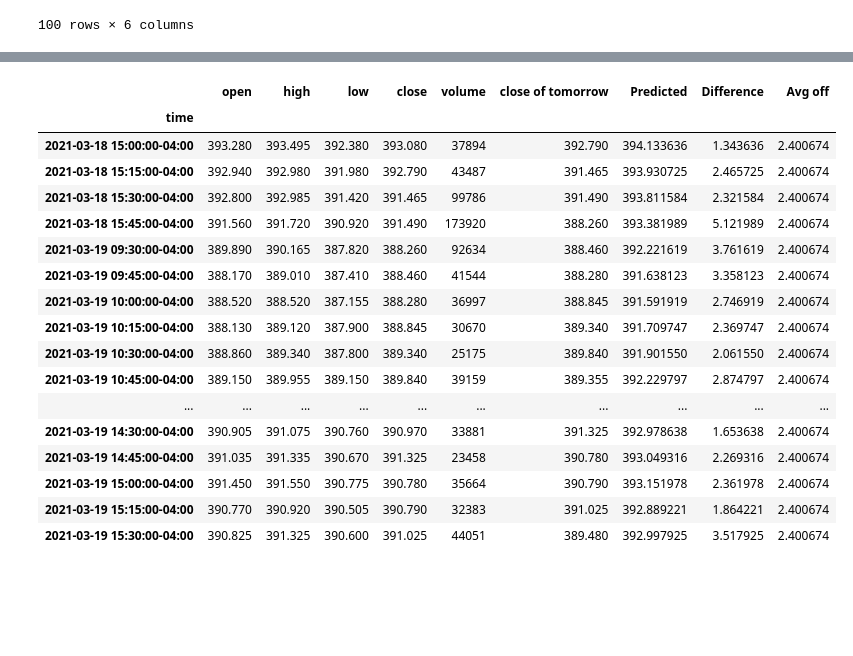
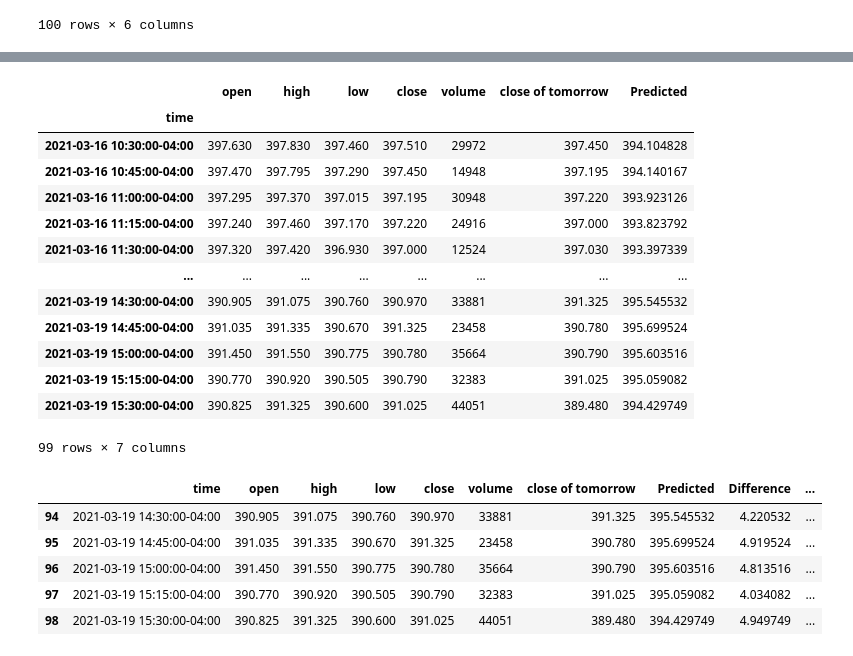
Before and after one commit to tlbrown2/BOT_Time, a Jupyter notebook: RNN_model_1.ipynb, the cells around one changed output, grey strips where cells are left out. Drawn from its saved outputs; the diff is of its cells as text; code cells hidden in the pictures; blank space fills up the shorter version.

```diff
--- a/RNN_model_1.ipynb
+++ b/RNN_model_1.ipynb
@@ -230,0 +277,9 @@ stocks.tail()
+# %%
+# Create another DataFrame of trained Real and Predicted values
+trained_stocks = pd.DataFrame({
+    "Actual": train_real_prices.ravel(),
+    "Predicted": train_predicted_prices.ravel()
+}, index = data.index[-len(train_real_prices): ])
+
+# Show the DataFrame's head
+trained_stocks.tail()
@@ -239,2 +318,7 @@ data2 = data
-# %%
-data2['Predicted'] = stocks['Predicted']
+# %%
+combined_stocks_df = pd.concat([stocks, trained_stocks])
+combined_stocks_df.reset_index(inplace=True)
+#combined_stocks_df
+data2.reset_index(inplace = True)
+
+data2['Predicted'] = combined_stocks_df['Predicted']
@@ -241,28 +327,32 @@ data2['Predicted'] = stocks['Predicted']
 # %%
-data2.dropna(inplace=True)
+#data2.dropna(inplace=True)
+data2.set_index('time')
+# %% [output]
+|  | open | high | low | close | volume | close of tomorrow | Predicted |
+| time |  |  |  |  |  |  |  |
+| 2021-03-16 10:30:00-04:00 | 397.630 | 397.830 | 397.460 | 397.510 | 29972 | 397.450 | 394.104828 |
+| 2021-03-16 10:45:00-04:00 | 397.470 | 397.795 | 397.290 | 397.450 | 14948 | 397.195 | 394.140167 |
+| 2021-03-16 11:00:00-04:00 | 397.295 | 397.370 | 397.015 | 397.195 | 30948 | 397.220 | 393.923126 |
+| 2021-03-16 11:15:00-04:00 | 397.240 | 397.460 | 397.170 | 397.220 | 24916 | 397.000 | 393.823792 |
+| 2021-03-16 11:30:00-04:00 | 397.320 | 397.420 | 396.930 | 397.000 | 12524 | 397.030 | 393.397339 |
+| ... | ... | ... | ... | ... | ... | ... | ... |
+| 2021-03-19 14:30:00-04:00 | 390.905 | 391.075 | 390.760 | 390.970 | 33881 | 391.325 | 395.545532 |
+| 2021-03-19 14:45:00-04:00 | 391.035 | 391.335 | 390.670 | 391.325 | 23458 | 390.780 | 395.699524 |
+| 2021-03-19 15:00:00-04:00 | 391.450 | 391.550 | 390.775 | 390.780 | 35664 | 390.790 | 395.603516 |
+| 2021-03-19 15:15:00-04:00 | 390.770 | 390.920 | 390.505 | 390.790 | 32383 | 391.025 | 395.059082 |
+| 2021-03-19 15:30:00-04:00 | 390.825 | 391.325 | 390.600 | 391.025 | 44051 | 389.480 | 394.429749 |
+99 rows × 7 columns
 # %%
 data2['Difference'] = abs(data2['close of tomorrow'] - data2['Predicted'])
 data2['Avg off'] = data2['Difference'].mean()
-data2
+data2.tail()
 # %% [output]
-|  | open | high | low | close | volume | close of tomorrow | Predicted | Difference | Avg off |
-| time |  |  |  |  |  |  |  |  |  |
-| 2021-03-18 15:00:00-04:00 | 393.280 | 393.495 | 392.380 | 393.080 | 37894 | 392.790 | 394.133636 | 1.343636 | 2.400674 |
-| 2021-03-18 15:15:00-04:00 | 392.940 | 392.980 | 391.980 | 392.790 | 43487 | 391.465 | 393.930725 | 2.465725 | 2.400674 |
-| 2021-03-18 15:30:00-04:00 | 392.800 | 392.985 | 391.420 | 391.465 | 99786 | 391.490 | 393.811584 | 2.321584 | 2.400674 |
-| 2021-03-18 15:45:00-04:00 | 391.560 | 391.720 | 390.920 | 391.490 | 173920 | 388.260 | 393.381989 | 5.121989 | 2.400674 |
-| 2021-03-19 09:30:00-04:00 | 389.890 | 390.165 | 387.820 | 388.260 | 92634 | 388.460 | 392.221619 | 3.761619 | 2.400674 |
-| 2021-03-19 09:45:00-04:00 | 388.170 | 389.010 | 387.410 | 388.460 | 41544 | 388.280 | 391.638123 | 3.358123 | 2.400674 |
-| 2021-03-19 10:00:00-04:00 | 388.520 | 388.520 | 387.155 | 388.280 | 36997 | 388.845 | 391.591919 | 2.746919 | 2.400674 |
-| 2021-03-19 10:15:00-04:00 | 388.130 | 389.120 | 387.900 | 388.845 | 30670 | 389.340 | 391.709747 | 2.369747 | 2.400674 |
-| 2021-03-19 10:30:00-04:00 | 388.860 | 389.340 | 387.800 | 389.340 | 25175 | 389.840 | 391.901550 | 2.061550 | 2.400674 |
-| 2021-03-19 10:45:00-04:00 | 389.150 | 389.955 | 389.150 | 389.840 | 39159 | 389.355 | 392.229797 | 2.874797 | 2.400674 |
-| ... | ... | ... | ... | ... | ... | ... | ... | ... | ... |
-| 2021-03-19 14:30:00-04:00 | 390.905 | 391.075 | 390.760 | 390.970 | 33881 | 391.325 | 392.978638 | 1.653638 | 2.400674 |
-| 2021-03-19 14:45:00-04:00 | 391.035 | 391.335 | 390.670 | 391.325 | 23458 | 390.780 | 393.049316 | 2.269316 | 2.400674 |
-| 2021-03-19 15:00:00-04:00 | 391.450 | 391.550 | 390.775 | 390.780 | 35664 | 390.790 | 393.151978 | 2.361978 | 2.400674 |
-| 2021-03-19 15:15:00-04:00 | 390.770 | 390.920 | 390.505 | 390.790 | 32383 | 391.025 | 392.889221 | 1.864221 | 2.400674 |
-| 2021-03-19 15:30:00-04:00 | 390.825 | 391.325 | 390.600 | 391.025 | 44051 | 389.480 | 392.997925 | 3.517925 | 2.400674 |
+|  | time | open | high | low | close | volume | close of tomorrow | Predicted | Difference | ... |
+| 94 | 2021-03-19 14:30:00-04:00 | 390.905 | 391.075 | 390.760 | 390.970 | 33881 | 391.325 | 395.545532 | 4.220532 | ... |
+| 95 | 2021-03-19 14:45:00-04:00 | 391.035 | 391.335 | 390.670 | 391.325 | 23458 | 390.780 | 395.699524 | 4.919524 | ... |
+| 96 | 2021-03-19 15:00:00-04:00 | 391.450 | 391.550 | 390.775 | 390.780 | 35664 | 390.790 | 395.603516 | 4.813516 | ... |
+| 97 | 2021-03-19 15:15:00-04:00 | 390.770 | 390.920 | 390.505 | 390.790 | 32383 | 391.025 | 395.059082 | 4.034082 | ... |
+| 98 | 2021-03-19 15:30:00-04:00 | 390.825 | 391.325 | 390.600 | 391.025 | 44051 | 389.480 | 394.429749 | 4.949749 | ... |
 # %%
 #Lets create a new data frame that records if we should buy or sell based the price of tomorrow's close price
 #We will create a column for predicting the price moved up or down Call/Put -- Call = 1 Put = 0
```
Also changed, not shown: parts of 21 cells of this notebook, 1 other file.
